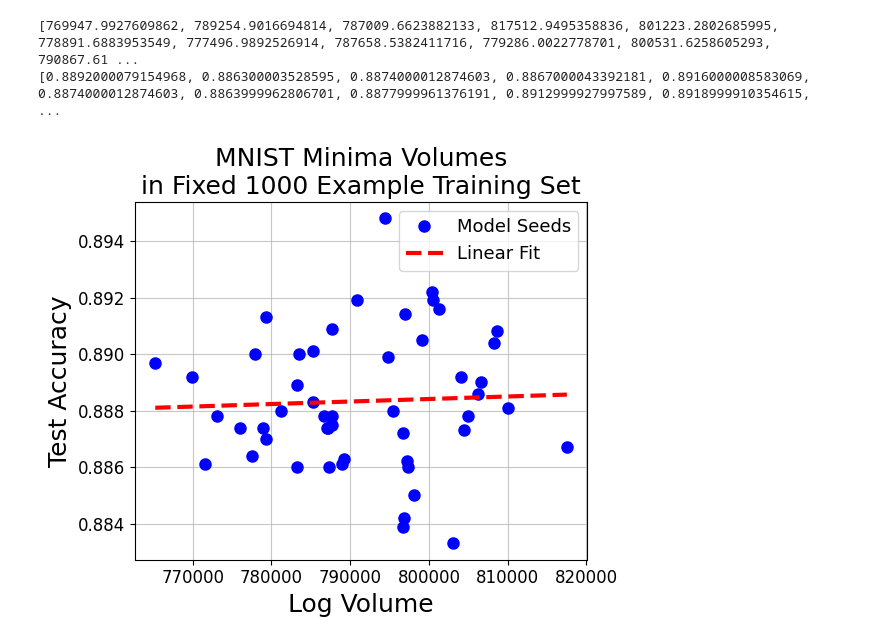
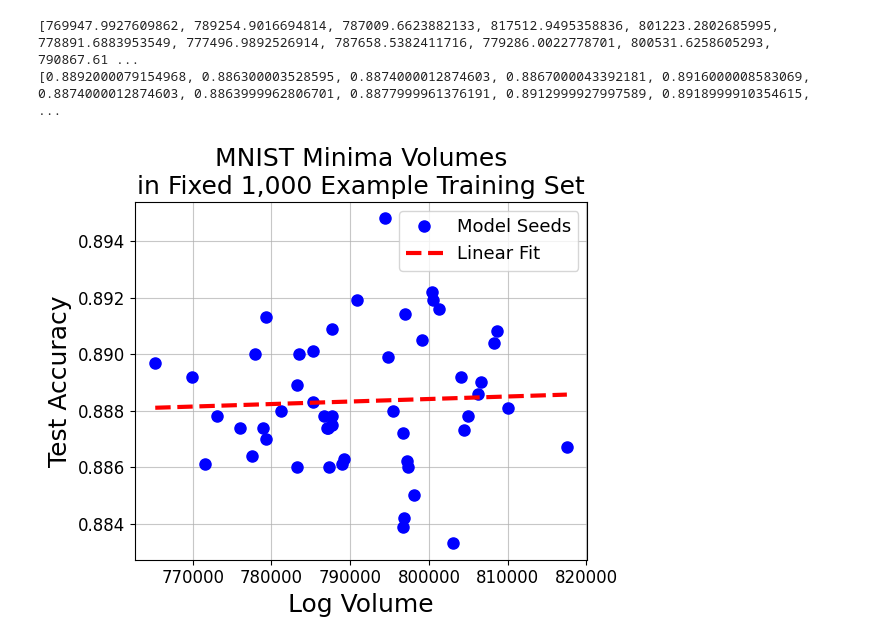
Before and after one commit to rfangit/minima-volume-project, a Jupyter notebook: MNIST/example - fixed data large/analyze_bryce_experiments_data.ipynb, the cells around one changed output. Cells and saved outputs as stored; diff of their text form; code cells hidden in the pictures.

```diff
--- a/MNIST/example - fixed data large/analyze_bryce_experiments_data.ipynb
+++ b/MNIST/example - fixed data large/analyze_bryce_experiments_data.ipynb
@@ -92,23 +92,23 @@ print(all_test_acc_list)
 # %%
 from minima_volume.volume_funcs import plot_pair_metrics
 
 
 plot_pair_metrics(
     # metric1_values=all_test_loss_list,
     metric1_values=all_log_rn_list,
     metric2_values=all_test_acc_list,
     # metric2_values=all_log_rn_list,
     # xlabel="Test Loss",
     xlabel="Log Volume",
     ylabel="Test Accuracy",
     # ylabel="Log Volume",
-    title="MNIST Minima Volumes\nin Fixed 1000 Example Training Set",
+    title="MNIST Minima Volumes\nin Fixed 1,000 Example Training Set",
     display=True,
     connect_dots=False,
     label='Model Seeds',
     show_best_fit=True,
     xlabel_size=18, ylabel_size=18, title_size=18, legend_size = 13,
     alpha=0.7
 )
 # %% [output]
-[figure, old version]
+[figure, new version]
```
Also changed, not shown: 2 other files.
